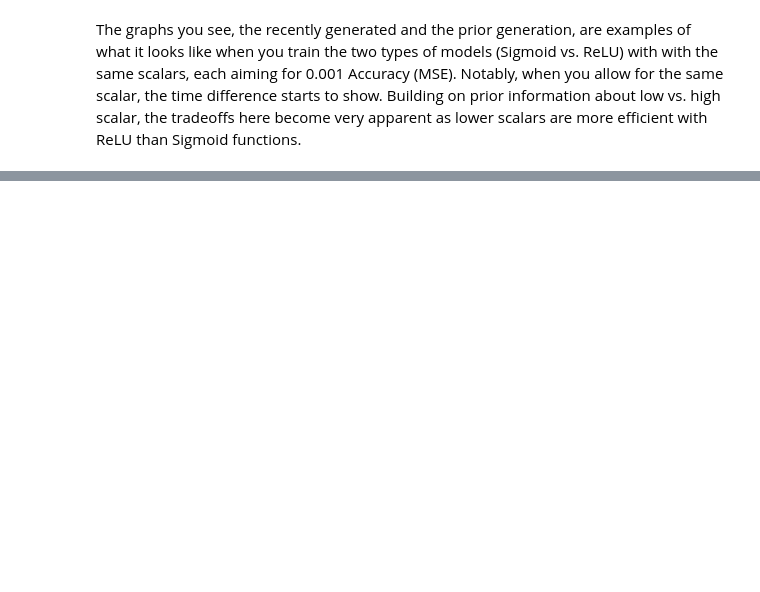
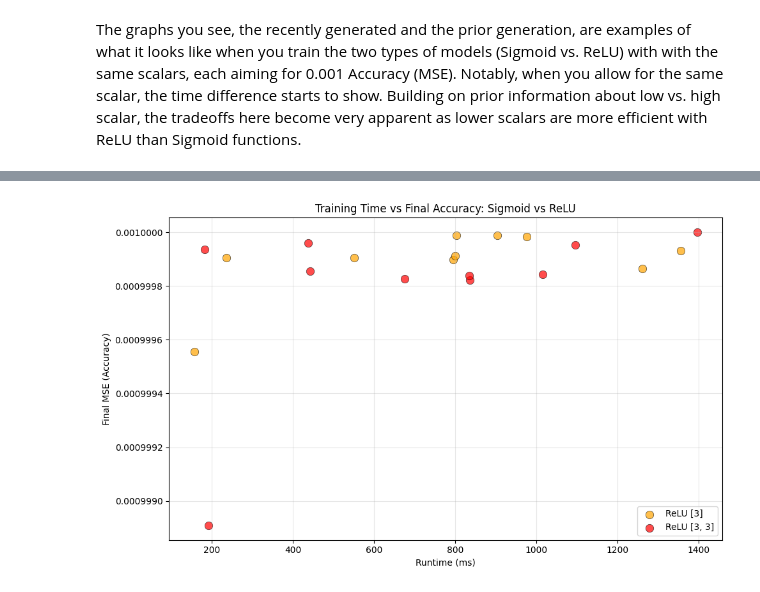
Before and after one commit to Saccadence/CogSci-131, a Jupyter notebook: Assignment 1/Assignment 1.ipynb, the cells around one changed output, grey strips where cells are left out. Drawn from its saved outputs; the diff is of its cells as text; code cells hidden in the pictures; blank space fills up the shorter version.

```diff
--- a/Assignment 1/Assignment 1.ipynb
+++ b/Assignment 1/Assignment 1.ipynb
@@ -483,0 +584,40 @@ The graphs you see, the recently generated and the prior generation, are example
+# %%
+dataRelu_0_3 = {}
+
+n = 10
+scalar = 0.0025
+acc = 0.001
+maxIter = 50000
+
+dataRelu = []
+rtRelu = []
+for _ in range(n):
+    start = time.time()
+    NNRelu = Neural_Network('relu')
+    NNRelu = trainAcc(NNRelu,X,y,acc,scalar,maxIter)
+    stop = time.time()
+    runtime = stop - start
+
+    final_acc = NNRelu.computeAccuracy(X,y)
+    dataRelu.append((runtime, final_acc))
+    rtRelu.append(runtime)
+dataRelu_0_3['relu'] = dataRelu
+rtReluFmt = list(map(lambda x:((x*1000)//0.01)/100, rtRelu))
+rtReluAvg = ((sum(rtReluFmt)/len(rtRelu))//0.01)/100
+
+
+dataRelu3 = []
+rtRelu3 = []
+for _ in range(n):
+    start = time.time()
+    NNRelu3 = Neural_Network('relu',[3,3])
+    NNRelu3 = trainAcc(NNRelu3,X,y,acc,scalar,maxIter)
+    stop = time.time()
+    runtime = stop - start
+
+    final_acc = NNRelu3.computeAccuracy(X,y)
+    dataRelu3.append((runtime, final_acc))
+    rtRelu3.append(runtime)
+dataRelu_0_3['relu3'] = dataRelu3
+rtRelu3Fmt = list(map(lambda x:((x*1000)//0.01)/100, rtRelu3))
+rtRelu3Avg = ((sum(rtRelu3Fmt)/len(rtRelu3))//0.01)/100
@@ -483,0 +645,4 @@ The graphs you see, the recently generated and the prior generation, are example
+# %%
+plotData(dataRelu_0_3)
+# %% [output]
+[figure, added]
```
Also changed, not shown: parts of 15 cells of this notebook.
